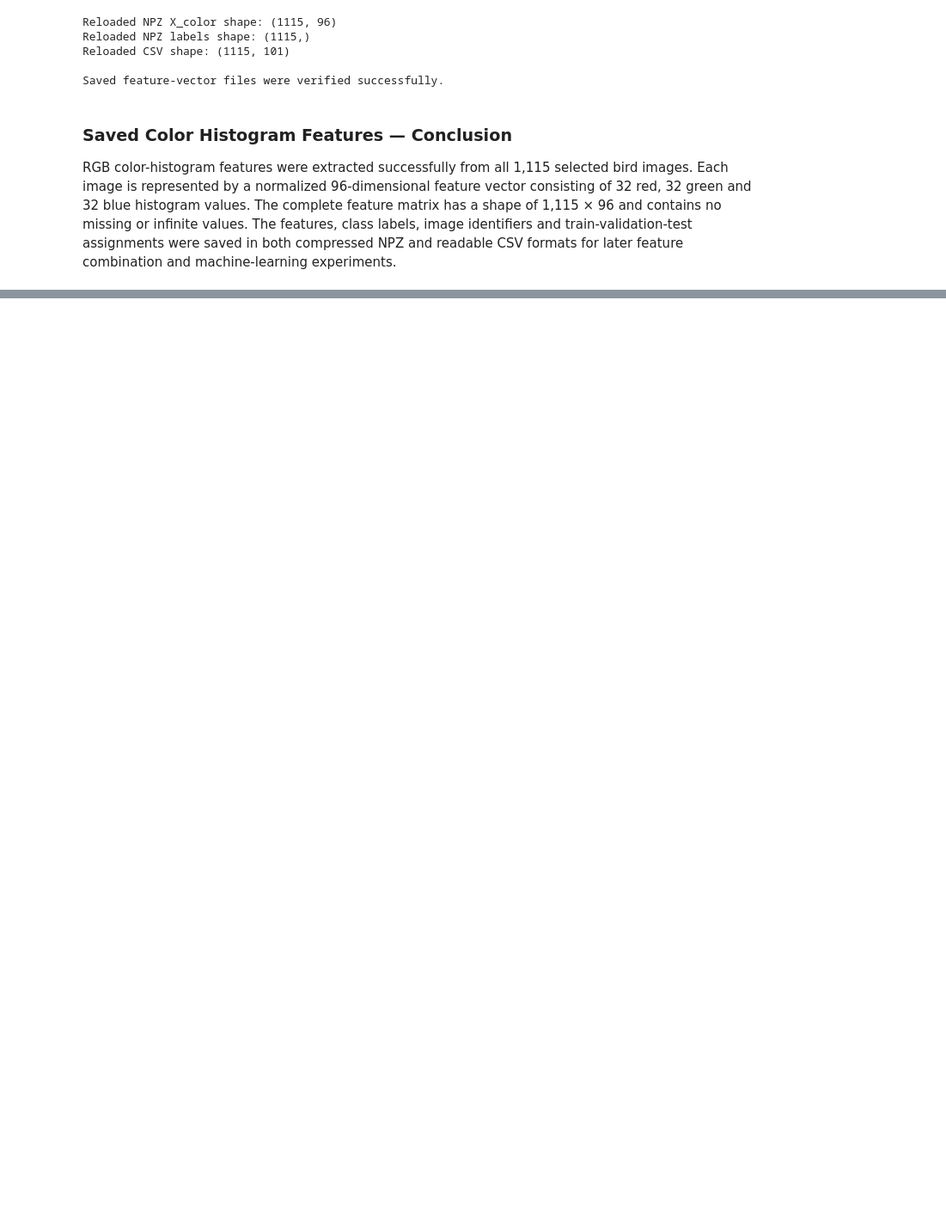
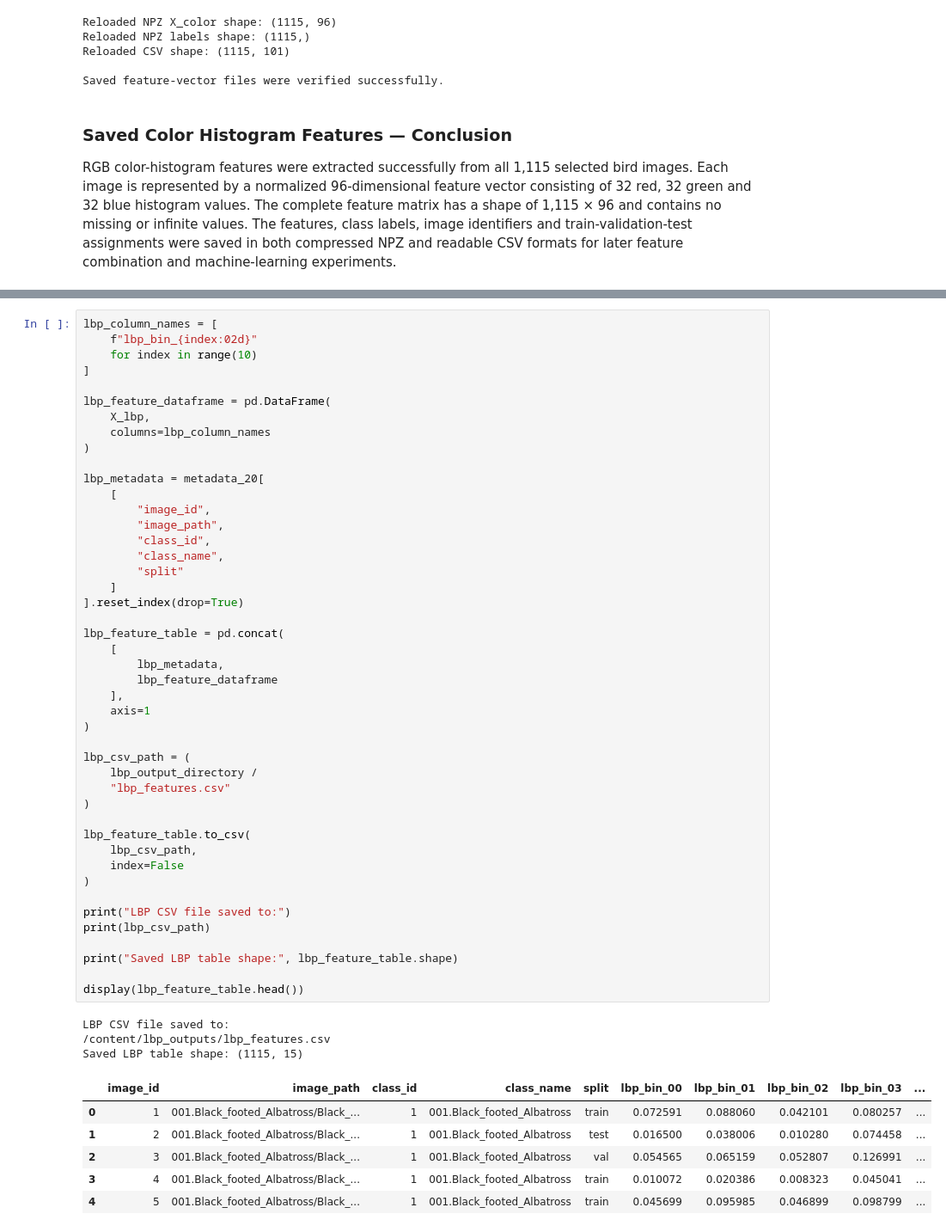
Before and after one commit to 01329582993/Bird-Species-Classification-ML, a Jupyter notebook: notebooks/02_Feature_Extraction.ipynb, the cells around one changed output, grey strips where cells are left out. Shown at 86% size. Cells and saved outputs as stored; diff of their text form; blank space fills up the shorter version.

```diff
--- a/notebooks/02_Feature_Extraction.ipynb
+++ b/notebooks/02_Feature_Extraction.ipynb
@@ -635,0 +898,55 @@ RGB color-histogram features were extracted successfully from all 1,115 selected
+# %%
+lbp_column_names = [
+    f"lbp_bin_{index:02d}"
+    for index in range(10)
+]
+
+lbp_feature_dataframe = pd.DataFrame(
+    X_lbp,
+    columns=lbp_column_names
+)
+
+lbp_metadata = metadata_20[
+    [
+        "image_id",
+        "image_path",
+        "class_id",
+        "class_name",
+        "split"
+    ]
+].reset_index(drop=True)
+
+lbp_feature_table = pd.concat(
+    [
+        lbp_metadata,
+        lbp_feature_dataframe
+    ],
+    axis=1
+)
+
+lbp_csv_path = (
+    lbp_output_directory /
+    "lbp_features.csv"
+)
+
+lbp_feature_table.to_csv(
+    lbp_csv_path,
+    index=False
+)
+
+print("LBP CSV file saved to:")
+print(lbp_csv_path)
+
+print("Saved LBP table shape:", lbp_feature_table.shape)
+
+display(lbp_feature_table.head())
+# %% [output]
+LBP CSV file saved to:
+/content/lbp_outputs/lbp_features.csv
+Saved LBP table shape: (1115, 15)
+|  | image_id | image_path | class_id | class_name | split | lbp_bin_00 | lbp_bin_01 | lbp_bin_02 | lbp_bin_03 | ... |
+| 0 | 1 | 001.Black_footed_Albatross/Black_... | 1 | 001.Black_footed_Albatross | train | 0.072591 | 0.088060 | 0.042101 | 0.080257 | ... |
+| 1 | 2 | 001.Black_footed_Albatross/Black_... | 1 | 001.Black_footed_Albatross | test | 0.016500 | 0.038006 | 0.010280 | 0.074458 | ... |
+| 2 | 3 | 001.Black_footed_Albatross/Black_... | 1 | 001.Black_footed_Albatross | val | 0.054565 | 0.065159 | 0.052807 | 0.126991 | ... |
+| 3 | 4 | 001.Black_footed_Albatross/Black_... | 1 | 001.Black_footed_Albatross | train | 0.010072 | 0.020386 | 0.008323 | 0.045041 | ... |
+| 4 | 5 | 001.Black_footed_Albatross/Black_... | 1 | 001.Black_footed_Albatross | train | 0.045699 | 0.095985 | 0.046899 | 0.098799 | ... |
```
Also changed, not shown: parts of 11 cells of this notebook.
